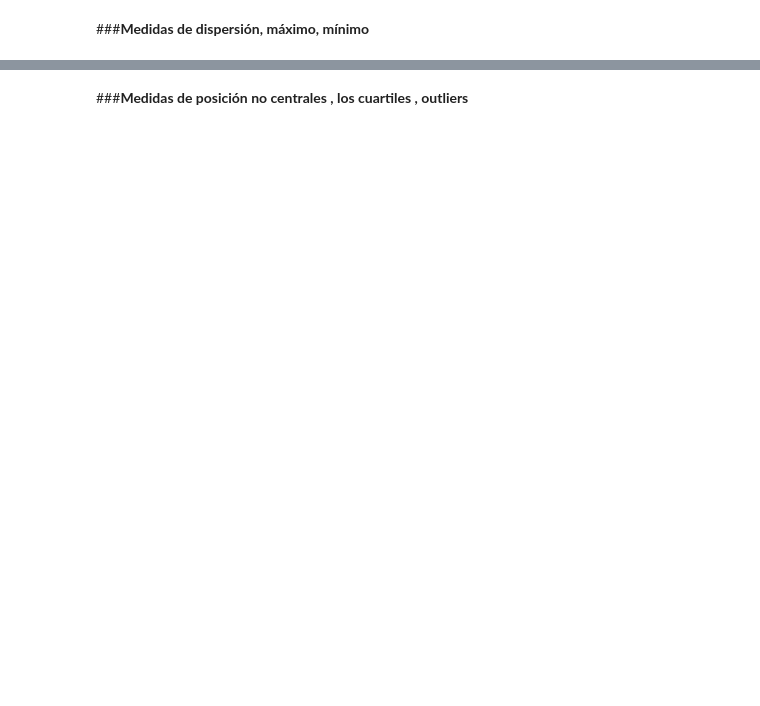
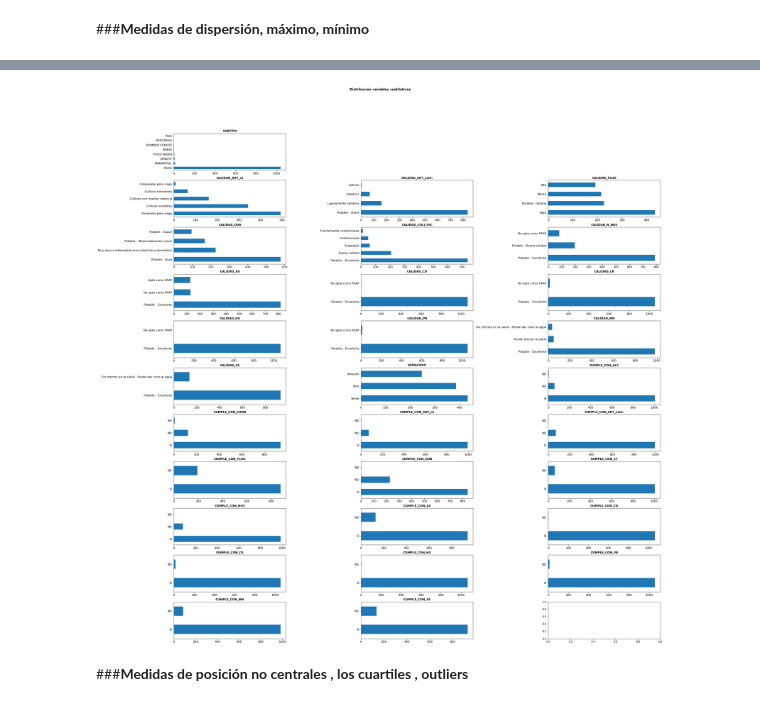
Before and after one commit to PosgradoMNA/actividades-del-projecto-equipo-5, a Jupyter notebook: Entrega1_Reto_Equipo5.ipynb, the cells around one changed output, grey strips where cells are left out. Drawn from its saved outputs; the diff is of its cells as text; code cells hidden in the pictures; blank space fills up the shorter version.

```diff
--- a/Entrega1_Reto_Equipo5.ipynb
+++ b/Entrega1_Reto_Equipo5.ipynb
@@ -321,2 +365,24 @@ describe(), mean(), plot, boxplot de pandas
+# %%
+# Gráfico para cada variable categórica
+
+fig, axes = plt.subplots(nrows=11, ncols=3, figsize=(30, 30))
+axes = axes.flat
+
+
+for i, colum in enumerate(col_categoricas):
+    df_subterraneas[colum].value_counts().plot.barh(ax = axes[i])
+    axes[i].set_title(colum, fontsize = 11, fontweight = "bold")
+    axes[i].tick_params(labelsize = 11)
+    axes[i].set_xlabel("")
+
+# Se eliminan los axes vacíos
+for i in [1, 2]:
+    fig.delaxes(axes[i])
+
+fig.tight_layout()
+plt.subplots_adjust(top=0.9)
+fig.suptitle('Distribución variables cualitativas', fontsize = 12, fontweight = "bold");
+# %% [output]
+[figure, added]
 # %% [markdown]
 ###**Medidas de posición no centrales , los cuartiles , outliers**
```
Also changed, not shown: parts of 16 cells of this notebook.
